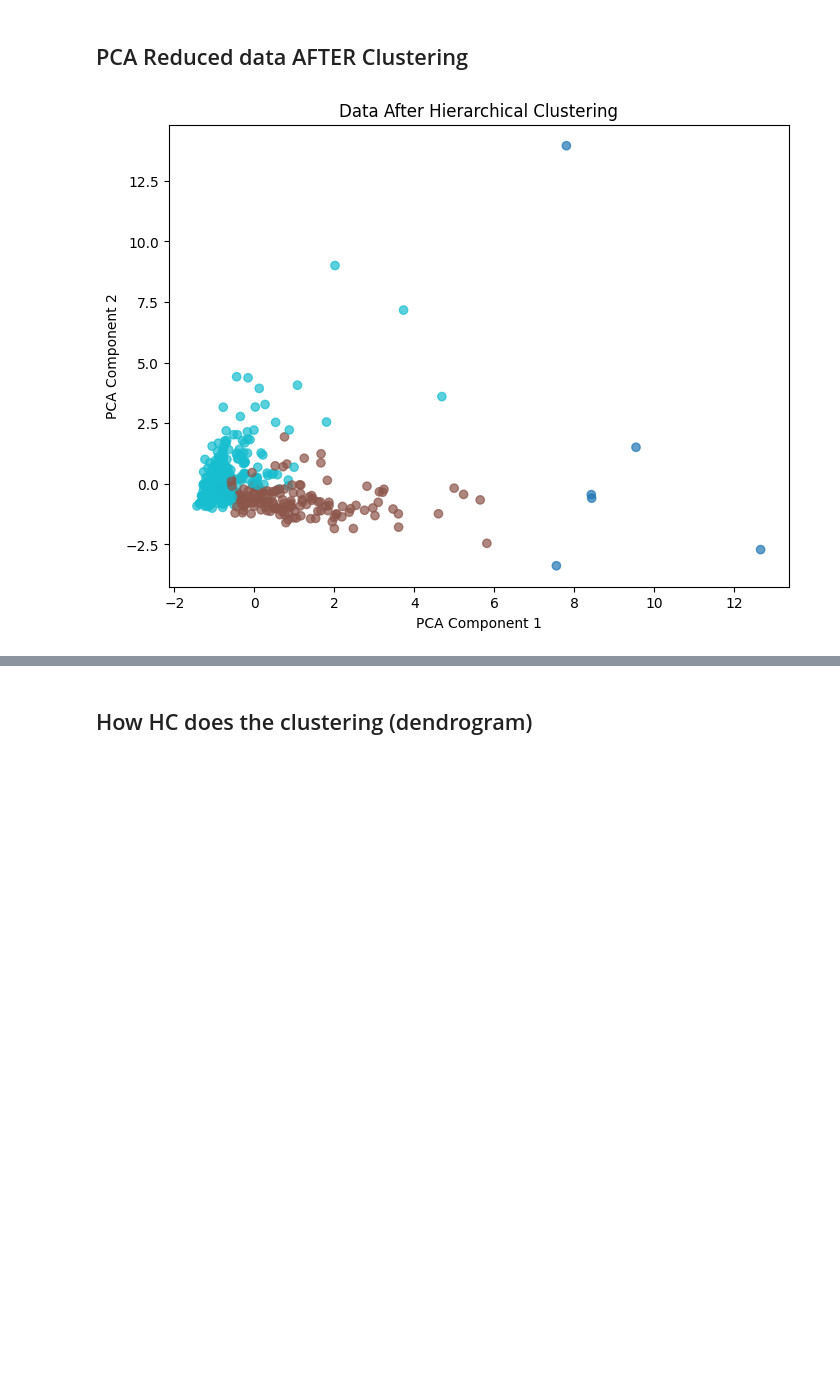
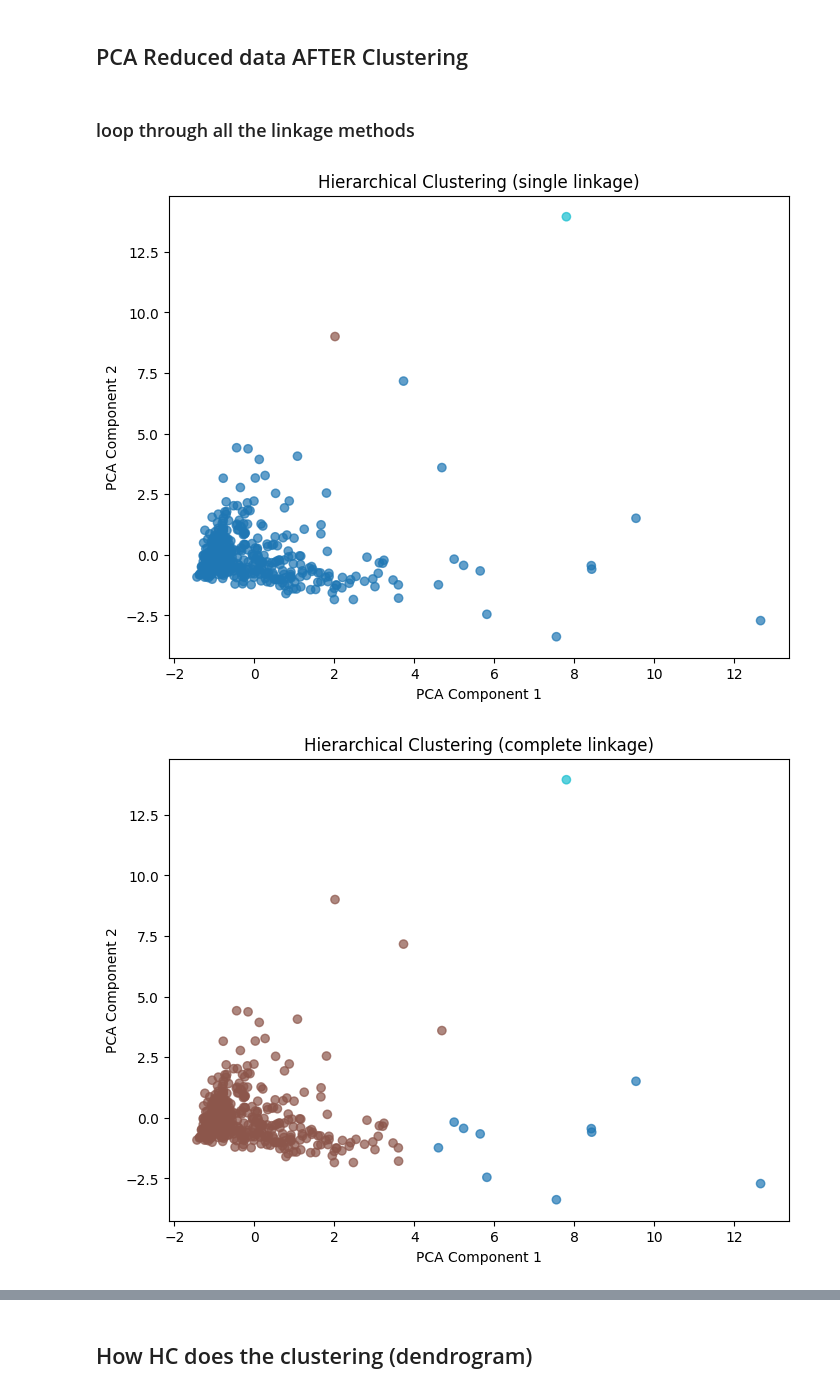
Before and after one commit to NathanG1en/STA4241-final, a Jupyter notebook: HCA/HCA-Practical.ipynb, the cells around one changed output, grey strips where cells are left out. Saved outputs shown, nothing was run; the diff lists cells and outputs as text; code cells hidden in the pictures; blank space fills up the shorter version.

```diff
--- a/HCA/HCA-Practical.ipynb
+++ b/HCA/HCA-Practical.ipynb
@@ -102,12 +102,25 @@ Z = linkage(X, method='ward')
 labels = fcluster(Z, t=3, criterion='maxclust')
 # %% [markdown]
 ## PCA Reduced data AFTER Clustering
+# %% [markdown]
+### loop through all the linkage methods
 # %%
-plt.figure(figsize=(8,6))
-plt.scatter(X_2d[:,0], X_2d[:,1], c=labels, cmap='tab10', alpha=0.7)
-plt.title("Data After Hierarchical Clustering")
-plt.xlabel("PCA Component 1")
-plt.ylabel("PCA Component 2")
-plt.show()
+methods = ["single", "complete", "average", "ward"]
+
+for m in methods:
+    # compute linkage for this method
+    Z = linkage(X, method=m)
+
+    # choose k clusters (example: k=3)
+    labels = fcluster(Z, t=3, criterion="maxclust")
+
+    # plot
+    plt.figure(figsize=(8,6))
+    plt.scatter(X_2d[:,0], X_2d[:,1], c=labels, cmap='tab10', alpha=0.7)
+    plt.title(f"Hierarchical Clustering ({m} linkage)")
+    plt.xlabel("PCA Component 1")
+    plt.ylabel("PCA Component 2")
+    plt.show()
 # %% [output]
-[figure, old version]
+[figure, new version]
+[figure, added]
```
Also changed, not shown: parts of 2 cells of this notebook, 3 other files.
